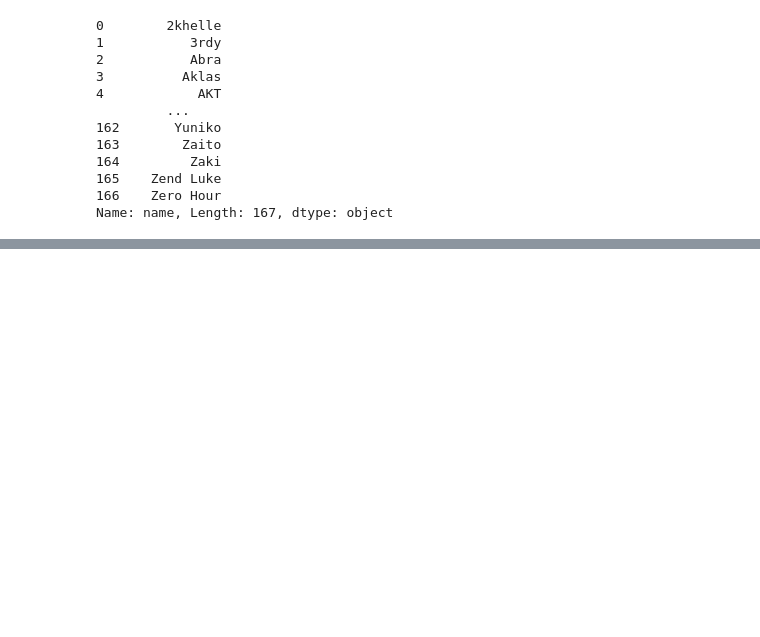
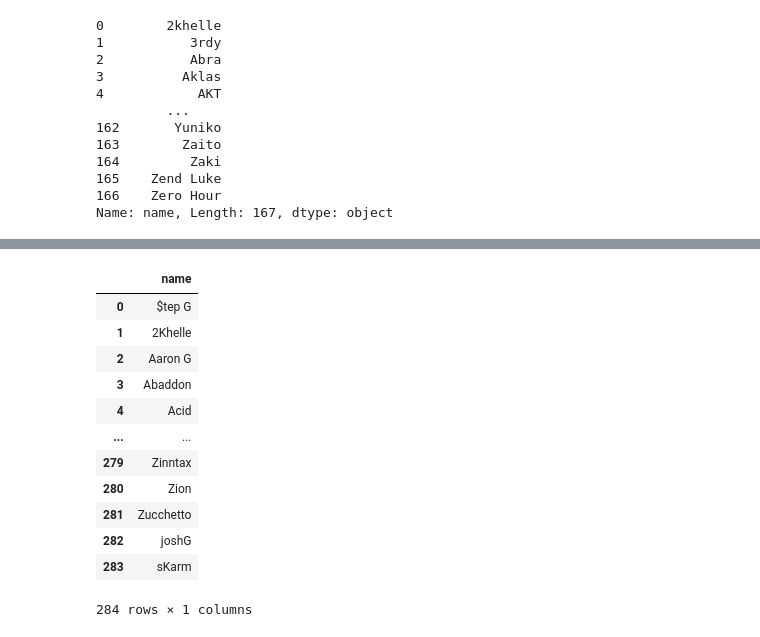
Before and after one commit to russluber/fliptop-analysis, a Jupyter notebook: notebooks/eda.ipynb, the cells around one changed output, grey strips where cells are left out. Saved outputs shown, nothing was run; the diff lists cells and outputs as text; code cells hidden in the pictures; blank space fills up the shorter version.

```diff
--- a/notebooks/eda.ipynb
+++ b/notebooks/eda.ipynb
@@ -692,0 +706,9 @@ with_matches["emcee2_in_official"] = with_matches["emcee2"].isin(official_names)
+# %%
+# Find all emcees not in FlipTop's official emcee names page
+emcee1_unofficial = (
+    with_matches.loc[~with_matches["emcee1_in_official"], "emcee1"]
+)
+
+emcee2_unofficial = (
+    with_matches.loc[~with_matches["emcee2_in_official"], "emcee2"]
+)
@@ -692,0 +735,10 @@ with_matches["emcee2_in_official"] = with_matches["emcee2"].isin(official_names)
+# %%
+unofficial_emcees = pd.Series(
+    pd.concat(
+        [emcee1_unofficial, emcee2_unofficial]
+    ).unique()
+)
+
+unofficial_emcees = (
+    unofficial_emcees.sort_values(ignore_index=True)
+)
@@ -692,0 +793,20 @@ with_matches["emcee2_in_official"] = with_matches["emcee2"].isin(official_names)
+# %%
+unofficial_emcees = pd.DataFrame(unofficial_emcees)
+# %%
+unofficial_emcees.rename(columns={0: "name"}, inplace=True)
+# %%
+unofficial_emcees
+# %% [output]
+|  | name |
+| 0 | $tep G |
+| 1 | 2Khelle |
+| 2 | Aaron G |
+| 3 | Abaddon |
+| 4 | Acid |
+| ... | ... |
+| 279 | Zinntax |
+| 280 | Zion |
+| 281 | Zucchetto |
+| 282 | joshG |
+| 283 | sKarm |
+284 rows × 1 columns
```
Also changed, not shown: parts of 10 cells of this notebook.
